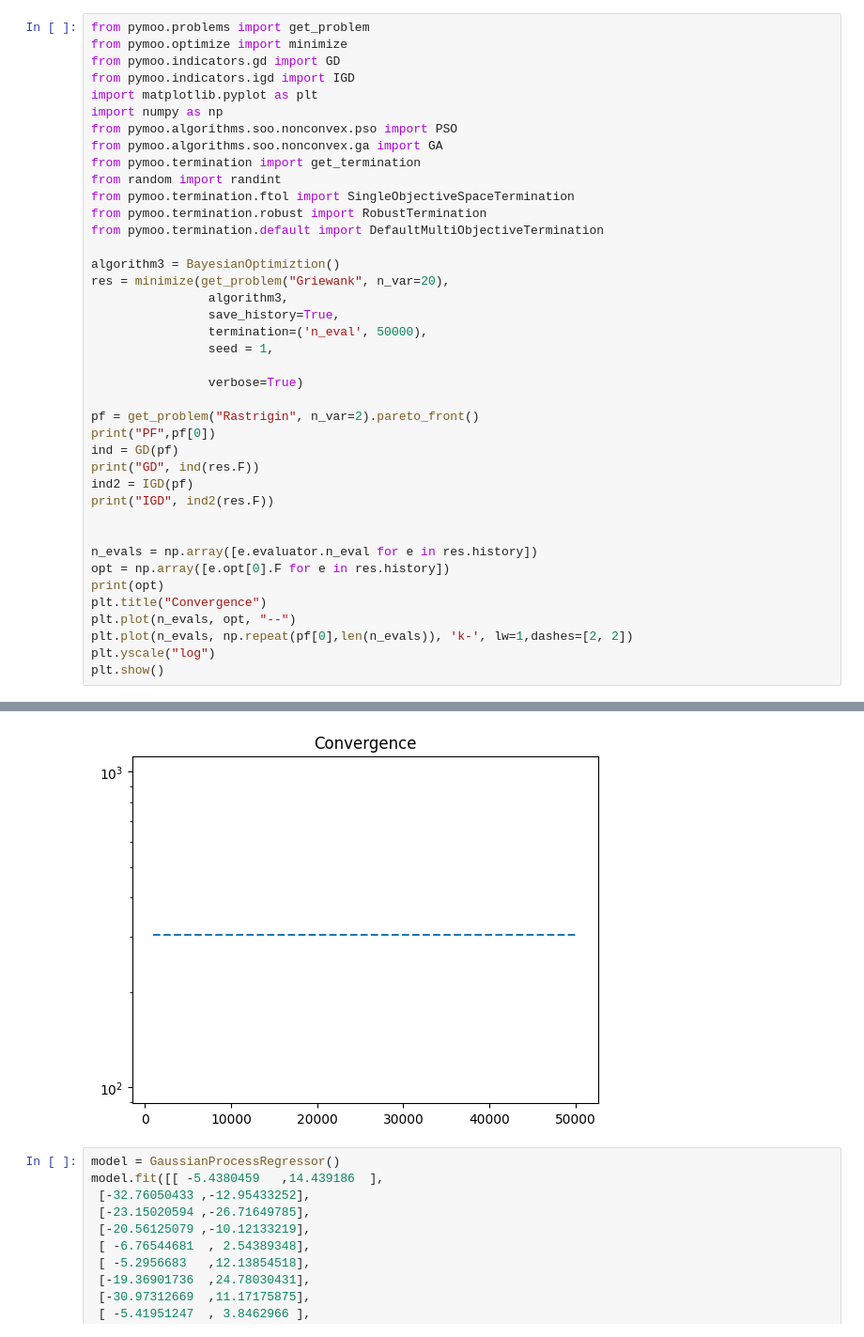
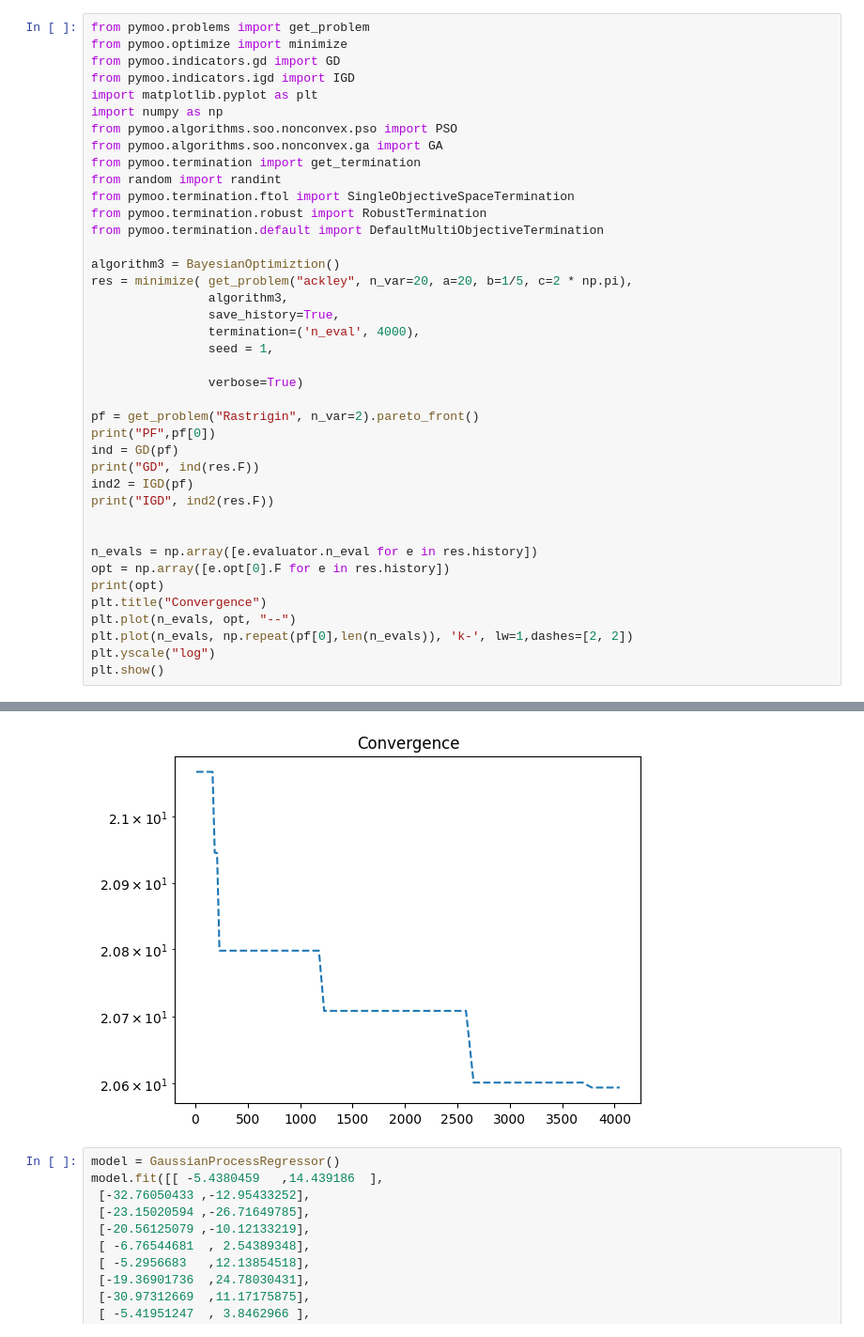
Before and after one commit to koway927/Optimization-Algorithm, a Jupyter notebook: BOA test.ipynb, the cells around one changed output, grey strips where cells are left out. Shown at 94% size. Saved outputs shown, nothing was run; the diff lists cells and outputs as text.

```diff
--- a/BOA test.ipynb
+++ b/BOA test.ipynb
@@ -159,10 +168,10 @@ from pymoo.termination.robust import RobustTermination
 from pymoo.termination.default import DefaultMultiObjectiveTermination
 
 algorithm3 = BayesianOptimiztion()
-res = minimize(get_problem("Griewank", n_var=20),
+res = minimize( get_problem("ackley", n_var=20, a=20, b=1/5, c=2 * np.pi),
                 algorithm3,
                 save_history=True,
-                termination=('n_eval', 50000),
+                termination=('n_eval', 4000),
                 seed = 1,
 
                 verbose=True)
@@ -204,4 +213,4 @@ std [1. 1. 1. 1. 1. 1. 1. 1. 1. 1. 1. 1. 1. 1. 1. 1. 1. 1. 1. 1. 1. 1. 1. 1.
-[figure, old version]
+[figure, new version]
 # %%
 model = GaussianProcessRegressor()
 model.fit([[ -5.4380459   ,14.439186  ],
```
Also changed, not shown: parts of 5 cells of this notebook, 2 other files.
